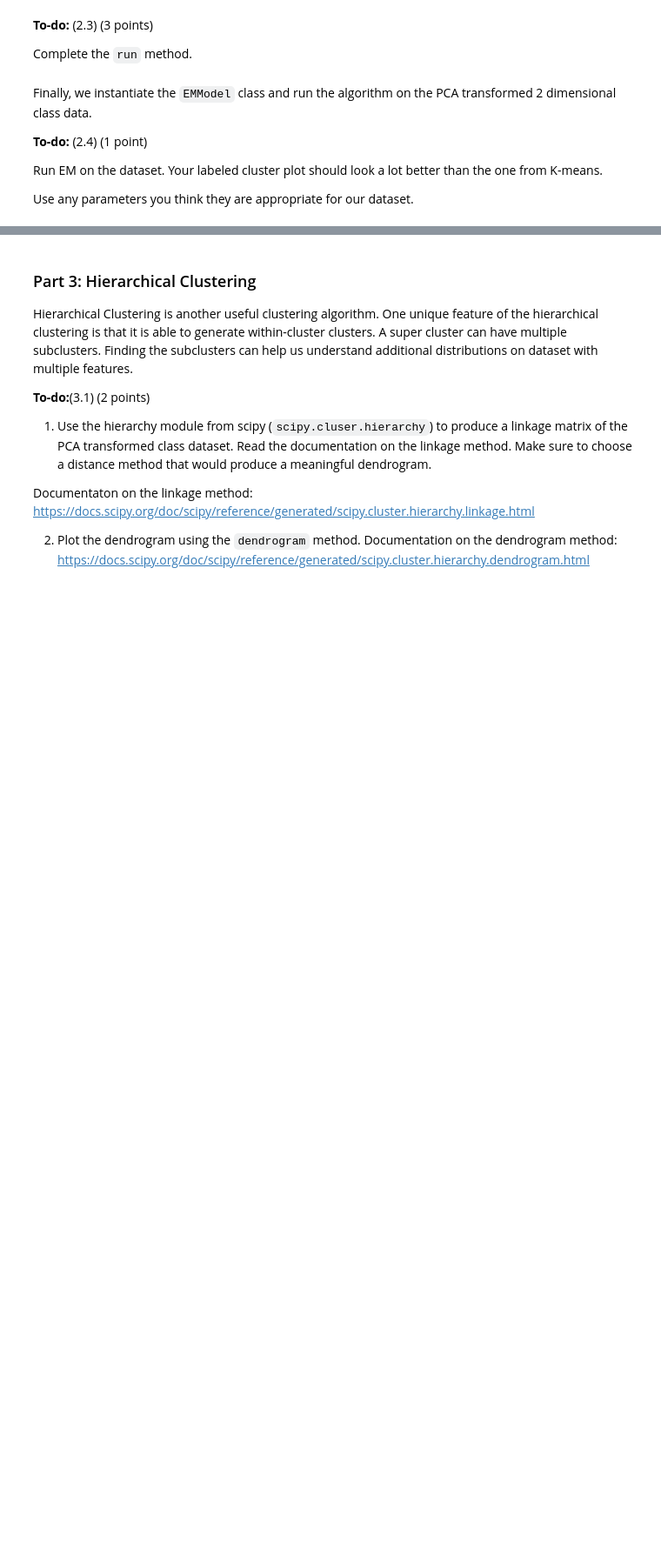
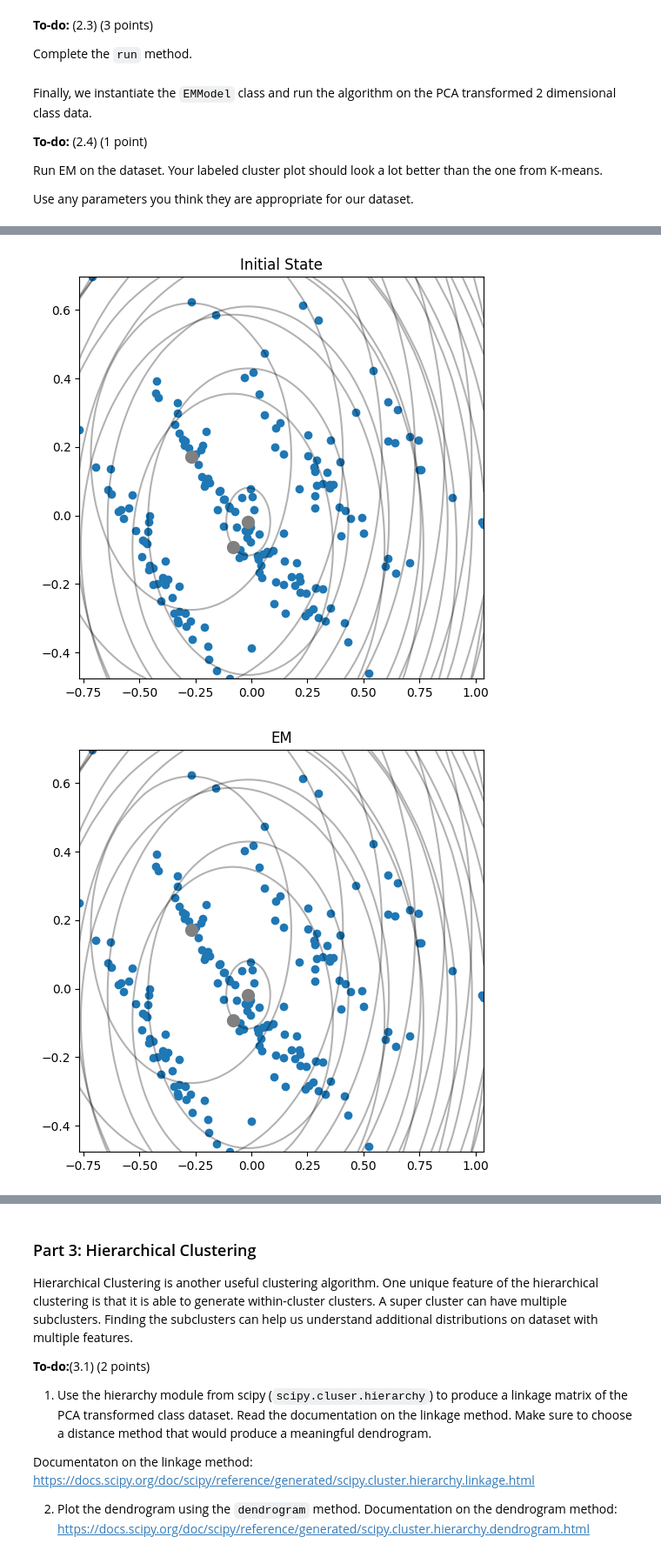
Before and after one commit to siakhorsand/Kmeans, a Jupyter notebook: A2/A2.ipynb, the cells around one changed output, grey strips where cells are left out. Shown at 87% size. Drawn from its saved outputs; the diff is of its cells as text; code cells hidden in the pictures; blank space fills up the shorter version.

```diff
--- a/A2/A2.ipynb
+++ b/A2/A2.ipynb
@@ -257,0 +286,8 @@ Use any parameters you think they are appropriate for our dataset.
+# %%
+#second version
+
+model = EMModel(pca, k = 3, max_iters= 300)
+model.run()
+# %% [output]
+[figure, added]
+[figure, added]
```
Also changed, not shown: parts of 13 cells of this notebook.
